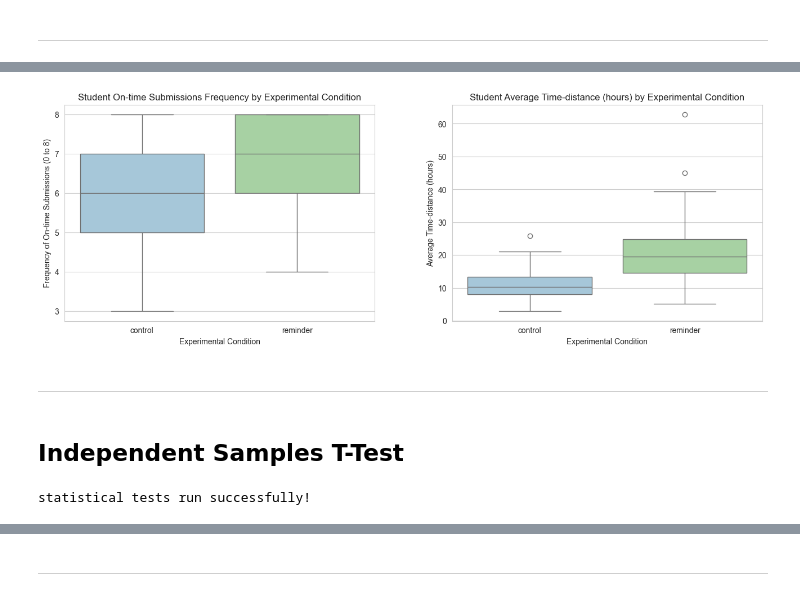
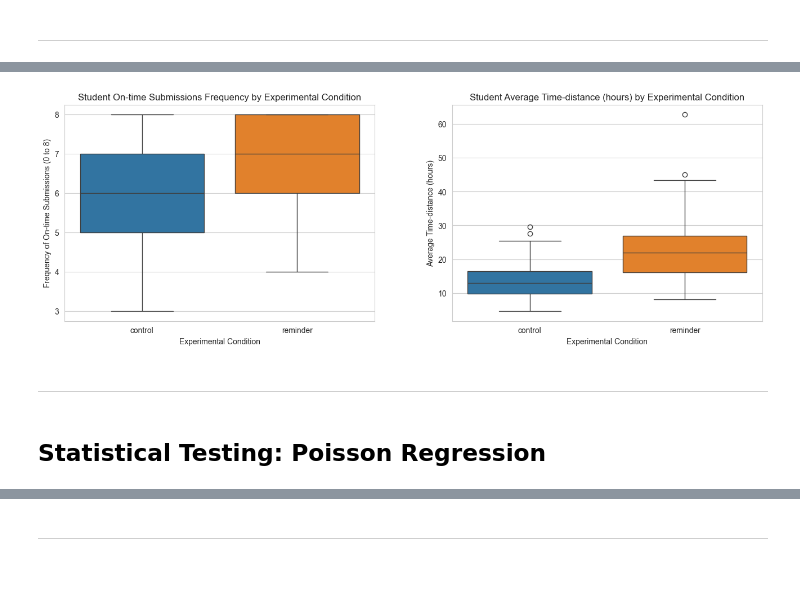
Before and after one commit to npisar/SI313-homework, a Jupyter notebook: module assignments/pisarczyk_Experiment Assignment_P3-4.ipynb, the cells around one changed output, grey strips where cells are left out. Drawn from its saved outputs; the diff is of its cells as text; code cells hidden in the pictures.

```diff
--- a/module assignments/pisarczyk_Experiment Assignment_P3-4.ipynb
+++ b/module assignments/pisarczyk_Experiment Assignment_P3-4.ipynb
@@ -51,8 +52,6 @@ students = pd.DataFrame({
 condition = np.array(["control"] * group_size + ["reminder"] * group_size)
 df_long = students.loc[students.index.repeat(assignments)].copy()
 df_long["assignment_id"] = df_long.groupby("student_id").cumcount()
-
-
 
 
 
@@ -74,8 +73,6 @@ df_long["on_time"] = np.random.binomial(1, p, size=len(df_long))
 
 
 
-
-
 """
 Simulate average "Time-distance" for all eight assignments, per student (hours before the deadline when first engagement happens)
 
@@ -88,7 +85,6 @@ Simulate average "Time-distance" for all eight assignments, per student (hours b
         - Don't want any negative values -- that would mean they started before the assignment was posted
     - Capped at 168 hours (7 days) to avoid crazy outliers
 
-
 ### Details
 - Student x assignment level (df_long: one row per assignment, per student).
 - For each row, set specific parameters:
@@ -98,7 +94,6 @@ Simulate average "Time-distance" for all eight assignments, per student (hours b
     - If x < never_p, they never engaged. Time distance = 0
     - Otherwise, get a random time_distance, using Lognormal(mean=mu, sigma=sigma)
 - All simulated time_distance values capped at 168 hours (7 days) to avoid huge outliers.
-
 
 ### Lognormal params:
 - Median is e^μ - so:
@@ -120,17 +115,17 @@ never_p = np.where(df_long["condition"].values == "control", never_engage_contro
 mu = np.where(df_long["condition"].values == "control", control_mu, reminder_mu)
 sigma = np.where(df_long["condition"].values == "control", control_sigma, reminder_sigma)
 
+# set default time-distance to NaN so it is not counted in the data
 x = np.random.rand(len(df_long))
-time_distance = np.zeros(len(df_long))
+time_distance = np.full(len(df_long), np.nan)
 
 engage_mask = x >= never_p
 time_distance[engage_mask] = np.random.lognormal(mean=mu[engage_mask], sigma=sigma[engage_mask])
-time_distance = np.minimum(time_distance, 168)  # cap at 7 days
-
+time_distance = np.minimum(time_distance, 168)  # cap at 7 days (168h)
 df_long["time_distance_hours"] = time_distance
 # print(f"df_long {df_long}")
 
-
+# df_long.loc[df_long["time_distance_hours"].isna(), "on_time"] = 0
 
 
 
@@ -146,5 +141,5 @@ df = (df_long
       .agg(on_time_count=("on_time", "sum"),
            avg_time_distance_hours=("time_distance_hours", "mean"))
      )
-print(f"Created sample dataset!")
+print(f"Created the sample dataset!")
 # %% [output]
@@ -186,54 +231,25 @@ sns.set_style("whitegrid")
 # %%
+# Boxplot
+
 fig, axes = plt.subplots(1, 2, figsize=(16, 5))
 
 # On-time submission count (0-8)
-sns.boxplot(data=df, x="condition", y="on_time_count", ax=axes[0], hue="condition", legend=False, palette=["#9ecae1","#a1d99b"])
+sns.boxplot(data=df, x="condition", y="on_time_count", ax=axes[0], hue="condition", legend=False, palette="tab10")
 axes[0].set_title("Student On-time Submissions Frequency by Experimental Condition")
 axes[0].set_xlabel("Experimental Condition")
 axes[0].set_ylabel("Frequency of On-time Submissions (0 to 8)")
 
 # Average Time-distance (hours)
-sns.boxplot(data=df, x="condition", y="avg_time_distance_hours", ax=axes[1], hue="condition", legend=False, palette=["#9ecae1","#a1d99b"])
+sns.boxplot(data=df, x="condition", y="avg_time_distance_hours", ax=axes[1], hue="condition", legend=False, palette="tab10")
 axes[1].set_title("Student Average Time-distance (hours) by Experimental Condition")
 axes[1].set_xlabel("Experimental Condition")
 axes[1].set_ylabel("Average Time-distance (hours)")
 
 plt.subplots_adjust(wspace = 0.25)
 plt.show()
 # %% [output]
-[figure, old version]
+[figure, new version]
 # %% [markdown]
 ---
 # %% [markdown]
-## Independent Samples T-Test
+## **Statistical Testing: Poisson Regression**
-# %%
-# cohens d helper function
-def cohens_d(control, reminder):
-    """
-    Cohen's d for two independent groups using pooled SD.
-    Returns d where positive means mean(y) > mean(x).
-    """
-    control = np.asarray(control); reminder = np.asarray(reminder)
-    n_control, n_reminder = control.size, reminder.size
-    sample_var_control, sample_var_reminder = control.var(ddof=1), reminder.var(ddof=1)
-    pooled = np.sqrt(((n_control - 1) * sample_var_control + (n_reminder - 1) * sample_var_reminder) / (n_control + n_reminder - 2))
-    return (reminder.mean() - control.mean()) / pooled
-
-# t and d helper function
-def t_and_d(control_group, reminder_group, column):
-    t = stats.ttest_ind(reminder_group[column], control_group[column], equal_var=True)
-    d = cohens_d(control_group[column], reminder_group[column])
-    return t, d
-
-# Split up the groups
-control_group = df[df["condition"] == "control"]
-reminder_group = df[df["condition"] == "reminder"]
-
-# Outcome 1: On-time submissions (count out of 8)
-# Outcome 2: Avg time-distance across 8 assignments (hours)
-t1, d1 = t_and_d(control_group, reminder_group, "on_time_count")
-t2, d2 = t_and_d(control_group, reminder_group, "avg_time_distance_hours")
-
-print(f"statistical tests run successfully!")
-# %% [output]
-statistical tests run successfully!
```
Also changed, not shown: parts of 19 cells of this notebook, 1 other file.
